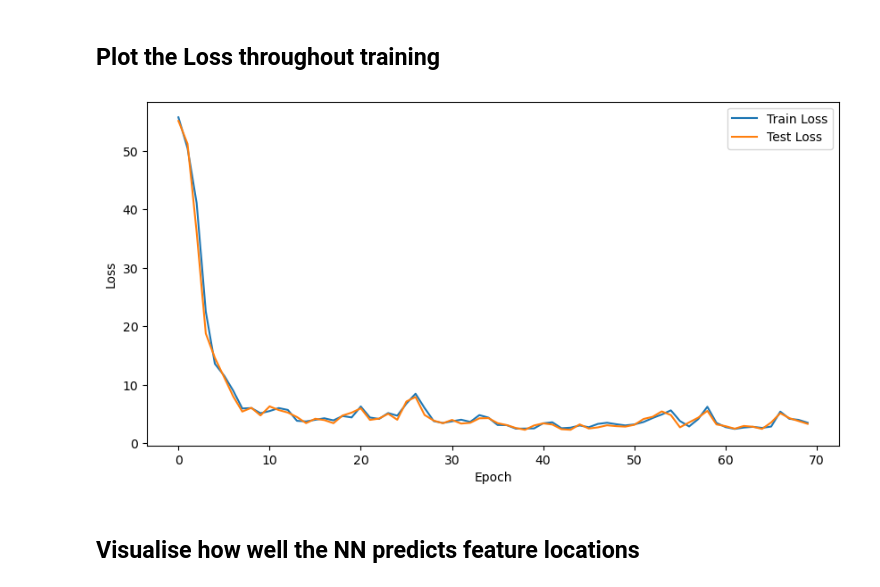
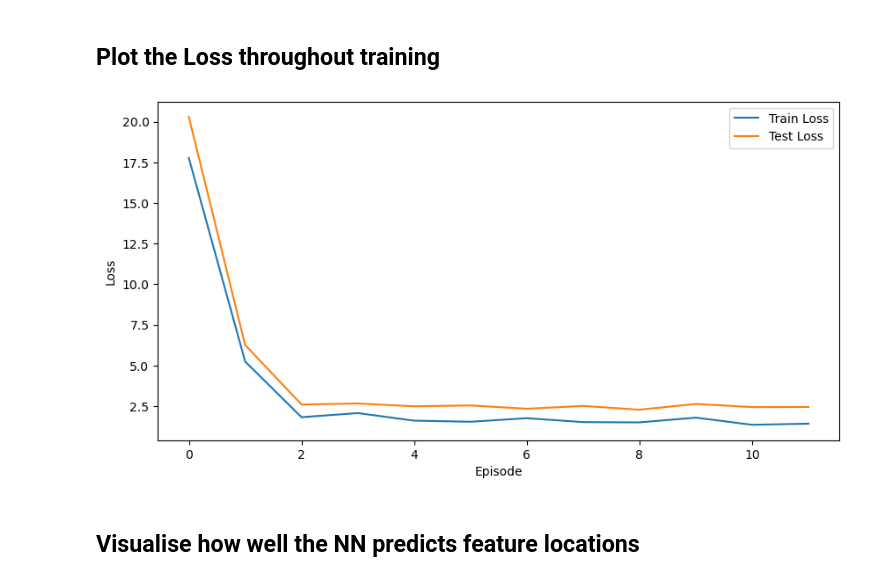
Before and after one commit to jembennettuk/work_experience, a Jupyter notebook: WorkSheets/cnn.ipynb, the cells around one changed output. Cells and saved outputs as stored; diff of their text form; code cells hidden in the pictures.

```diff
--- a/WorkSheets/cnn.ipynb
+++ b/WorkSheets/cnn.ipynb
@@ -1,3 +3,11 @@
+# %%
+### Parameters to be modified
+batchSize = 32
+nFeatures = 4
+learningRate = 0.01
+weightDecay = 0.0001
+num_epochs = 50
+trainSplit = 0.001
 # %% [markdown]
 ## Import libraries
 # %%
@@ -13,14 +23,6 @@ device = torch.device('cuda' if torch.cuda.is_available() else 'cpu')
 print(f'Using device: {device}')
 # %% [output]
 Using device: cuda
-# %%
-### Parameters to be modified
-batchSize = 32
-nFeatures = 4
-learningRate = 0.01
-weightDecay = 0.0001
-nSmoothLoss = 5
-num_epochs = 2
 # %% [markdown]
 ## Load data
 # %%
@@ -54,7 +56,7 @@ coordinates_tensor = torch.tensor(coordinates, dtype=torch.float32)
 
 # Split the data
 train_images, test_images, train_coords, test_coords = train_test_split(
-    images_tensor, coordinates_tensor, test_size=0.2, random_state=42)
+    images_tensor, coordinates_tensor, test_size=(1.0-trainSplit), random_state=42)
 
 train_dataset = TensorDataset(train_images, train_coords)
 test_dataset = TensorDataset(test_images, test_coords)
@@ -167,15 +165,15 @@ torch.save(model.state_dict(), '../model_trained')
 # %%
 # Plot the losses
 plt.figure(figsize=(10,5))
 plt.plot(train_losses, label='Train Loss')
 plt.plot(test_losses, label='Test Loss')
-plt.xlabel('Epoch')
+plt.xlabel('Episode')
 plt.ylabel('Loss')
 plt.legend()
 plt.show()
 ## MOST RECENT
 # %% [output]
-[figure, old version]
+[figure, new version]
 # %% [markdown]
 ## Visualise how well the NN predicts feature locations
 # %%
```
Also changed, not shown: parts of 2 cells of this notebook.
